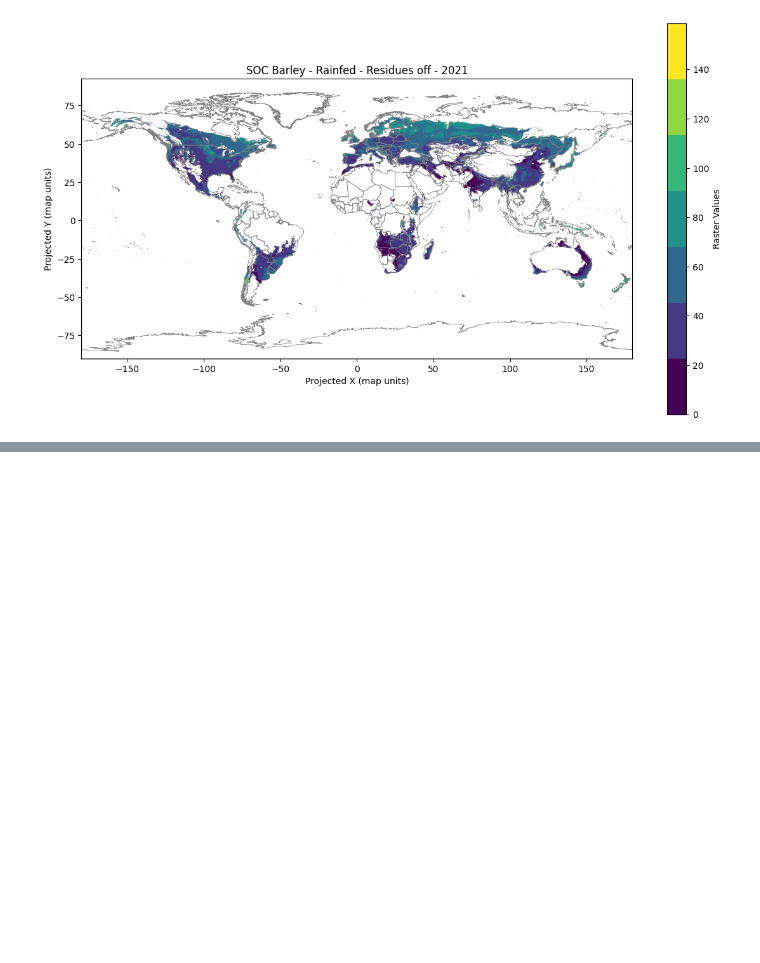
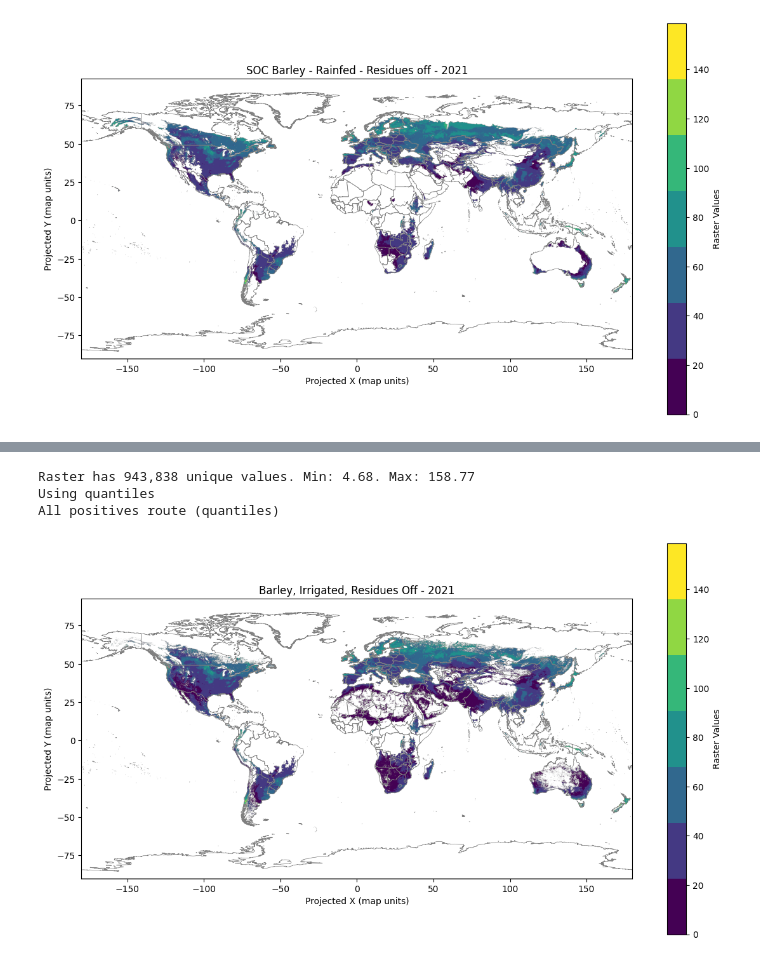
Before and after one commit to cloyolaangosto/SBTN_Test, a Jupyter notebook: documentation/SOC_Support/FAO_GAEZ_lu_yields.ipynb, the cells around one changed output, grey strips where cells are left out. Saved outputs shown, nothing was run; the diff lists cells and outputs as text; code cells hidden in the pictures; blank space fills up the shorter version.

Commit message:
Run all annual rainfed crops. Tested annual irrigated crops

```diff
--- a/documentation/SOC_Support/FAO_GAEZ_lu_yields.ipynb
+++ b/documentation/SOC_Support/FAO_GAEZ_lu_yields.ipynb
@@ -614,0 +704,3 @@ All positives route (quantiles)
+# %%
+soc_bar_irr_roff = project_root / "LEAFs/SOC/rasters/Barley_irr_roff_2021y_SOC.tif"
+soc_bar_irr_ron = project_root / "LEAFs/SOC/rasters/Barley_irr_ron_2021y_SOC.tif"
@@ -614,0 +747,7 @@ All positives route (quantiles)
+# %%
+mp.plot_raster_on_world_extremes_cutoff(soc_bar_irr_roff, "Barley, Irrigated, Residues Off - 2021", perc_cutoff=0, quantiles = 7, raster_band = 6)
+# %% [output]
+Raster has 943,838 unique values. Min: 4.68. Max: 158.77
+Using quantiles
+All positives route (quantiles)
+[figure, added]
```
Also changed, not shown: parts of 12 cells of this notebook, 2 other files.
